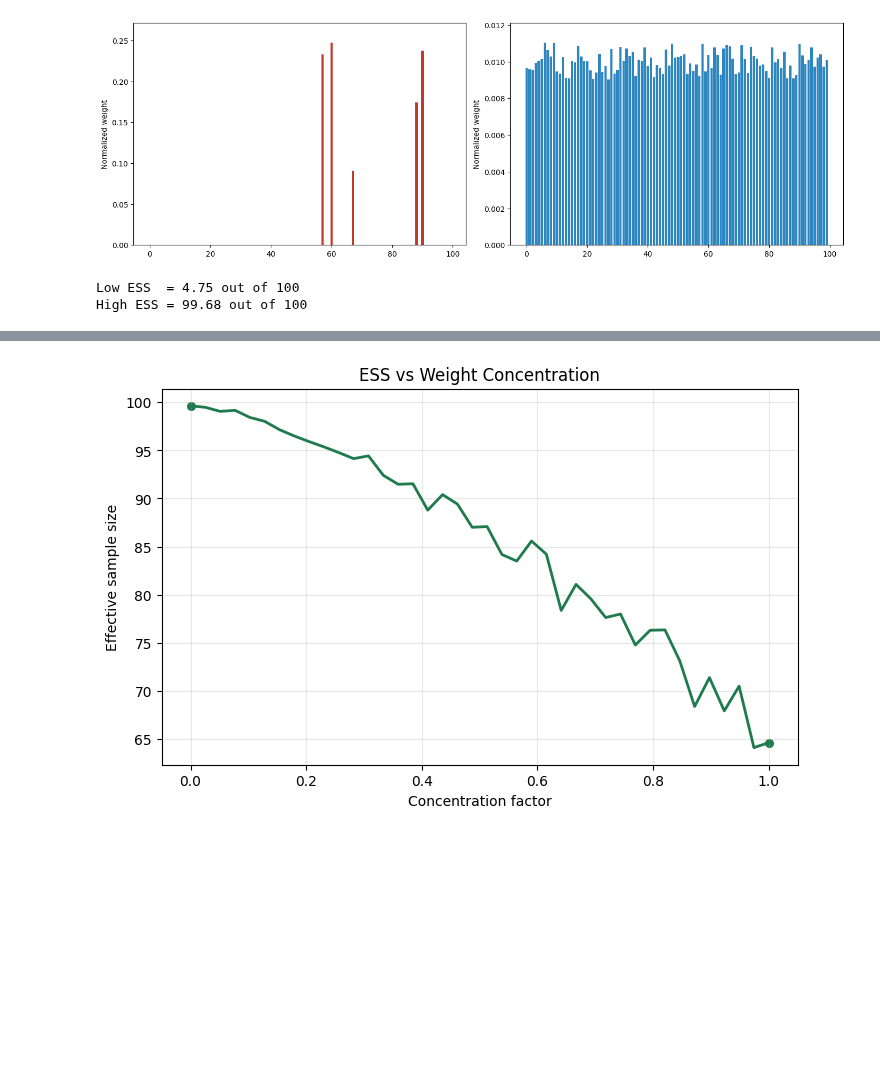
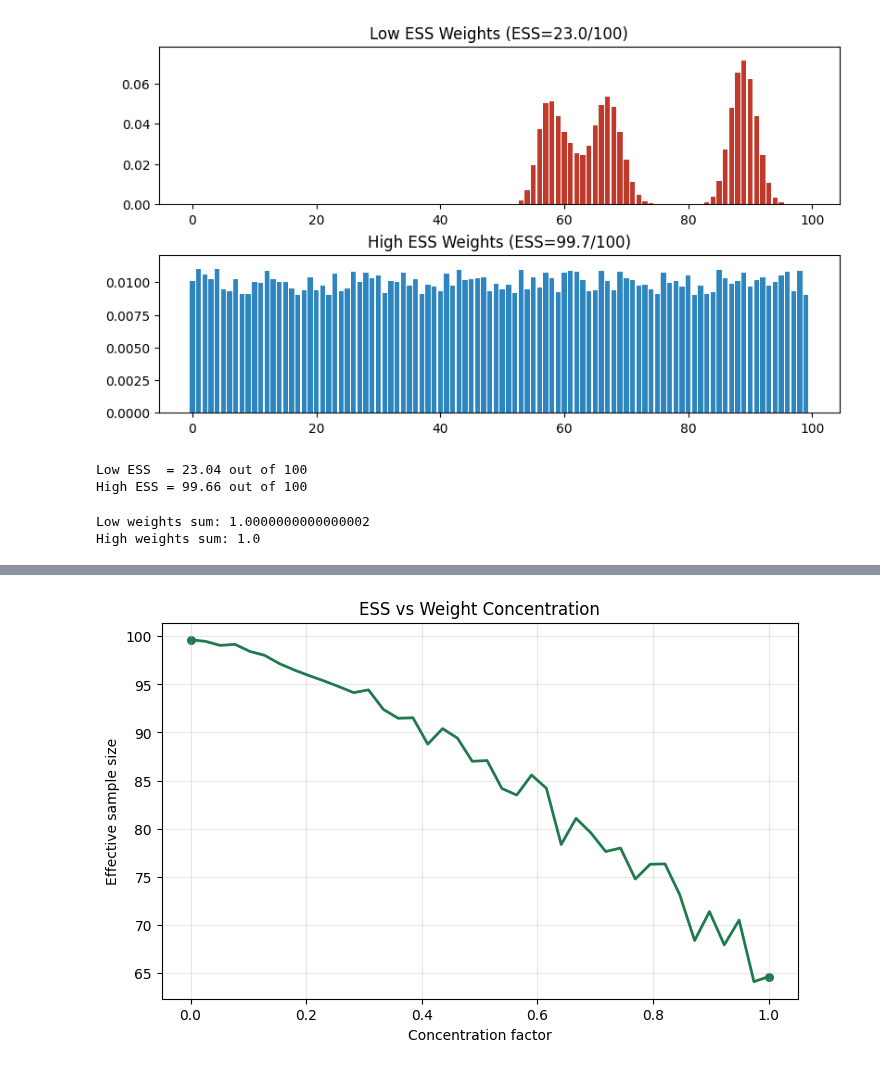
Before and after one commit to PacktPublishing/Learn-Robotics-Programming-3rd-edition, a Jupyter notebook: chapter-12/complete-plus-ess/experiments/sample_sizes.ipynb, the cells around one changed output, grey strips where cells are left out. Saved outputs shown, nothing was run; the diff lists cells and outputs as text; code cells hidden in the pictures; blank space fills up the shorter version.

```diff
--- a/chapter-12/complete-plus-ess/experiments/sample_sizes.ipynb
+++ b/chapter-12/complete-plus-ess/experiments/sample_sizes.ipynb
@@ -25,9 +25,20 @@ def effective_sample_size(weights: np.ndarray) -> float:
 rng = np.random.default_rng(RNG_SEED)
 
 # Low ESS: a few randomly chosen particles get much larger weights.
-low_raw = np.full(NUM_WEIGHTS, 1e-3)
+low_raw = np.full(NUM_WEIGHTS, 1e-3, dtype=float)
 dominant_idx = rng.choice(NUM_WEIGHTS, size=LOW_ESS_DOMINANT_COUNT, replace=False)
-low_raw[dominant_idx] = rng.uniform(0.5, 1.5, size=LOW_ESS_DOMINANT_COUNT)
+
+x = np.arange(NUM_WEIGHTS)
+for idx in dominant_idx:
+    sigma = rng.uniform(1.2, 2.5)      # slight spread
+    amplitude = rng.uniform(0.8, 1.6)  # dominant peak strength
+
+    # Circular distance so peaks near edges still look Gaussian.
+    d = np.abs(x - idx)
+    d = np.minimum(d, NUM_WEIGHTS - d)
+
+    low_raw += amplitude * np.exp(-0.5 * (d / sigma) ** 2)
+
 low_weights = normalize(low_raw)
 
 # High ESS: close to uniform, with mild random variation.
@@ -36,28 +47,34 @@ high_weights = normalize(high_raw)
 
 low_ess = effective_sample_size(low_weights)
 high_ess = effective_sample_size(high_weights)
-
-x = np.arange(NUM_WEIGHTS)
-
-fig, axes = plt.subplots(1, 2, figsize=(14, 4.5), constrained_layout=True)
-
-axes[0].bar(x, low_weights, color="#c0392b")
-# axes[0].set_title(f"Low ESS Weights (ESS={low_ess:.1f}/{NUM_WEIGHTS})")
-# axes[0].set_xlabel("Index")
-axes[0].set_ylabel("Normalized weight")
-axes[0].set_ylim(0, max(low_weights) * 1.1)
-
-axes[1].bar(x, high_weights, color="#2e86c1")
-# axes[1].set_title(f"High ESS Weights (ESS={high_ess:.1f}/{NUM_WEIGHTS})")
-# axes[1].set_xlabel("Index")
-axes[1].set_ylabel("Normalized weight")
-axes[1].set_ylim(0, max(high_weights) * 1.1)
-
-plt.show()
-
-print(f"Low ESS  = {low_ess:.2f} out of {NUM_WEIGHTS}")
-print(f"High ESS = {high_ess:.2f} out of {NUM_WEIGHTS}")
-# %% [output]
-[figure, removed]
-Low ESS  = 4.75 out of 100
-High ESS = 99.68 out of 100
+# %%
+
+x = np.arange(NUM_WEIGHTS)
+
+fig, axes = plt.subplots(2, 1, figsize=(8, 4.5), constrained_layout=True)
+
+axes[0].bar(x, low_weights, color="#c0392b")
+axes[0].set_title(f"Low ESS Weights (ESS={low_ess:.1f}/{NUM_WEIGHTS})")
+# axes[0].set_xlabel("Index")
+axes[0].set_ylim(0, max(low_weights) * 1.1)
+
+axes[1].bar(x, high_weights, color="#2e86c1")
+axes[1].set_title(f"High ESS Weights (ESS={high_ess:.1f}/{NUM_WEIGHTS})")
+# axes[1].set_xlabel("Index")
+axes[1].set_ylim(0, max(high_weights) * 1.1)
+
+plt.show()
+
+print(f"Low ESS  = {low_ess:.2f} out of {NUM_WEIGHTS}")
+print(f"High ESS = {high_ess:.2f} out of {NUM_WEIGHTS}")
+# %% [output]
+[figure, added]
+Low ESS  = 23.04 out of 100
+High ESS = 99.66 out of 100
+# %%
+# Verify that normalized weights sum to 1
+print("Low weights sum:", np.sum(low_weights))
+print("High weights sum:", np.sum(high_weights))
+# %% [output]
+Low weights sum: 1.0000000000000002
+High weights sum: 1.0
```
Also changed, not shown: parts of 1 cell of this notebook, 5 other files.
